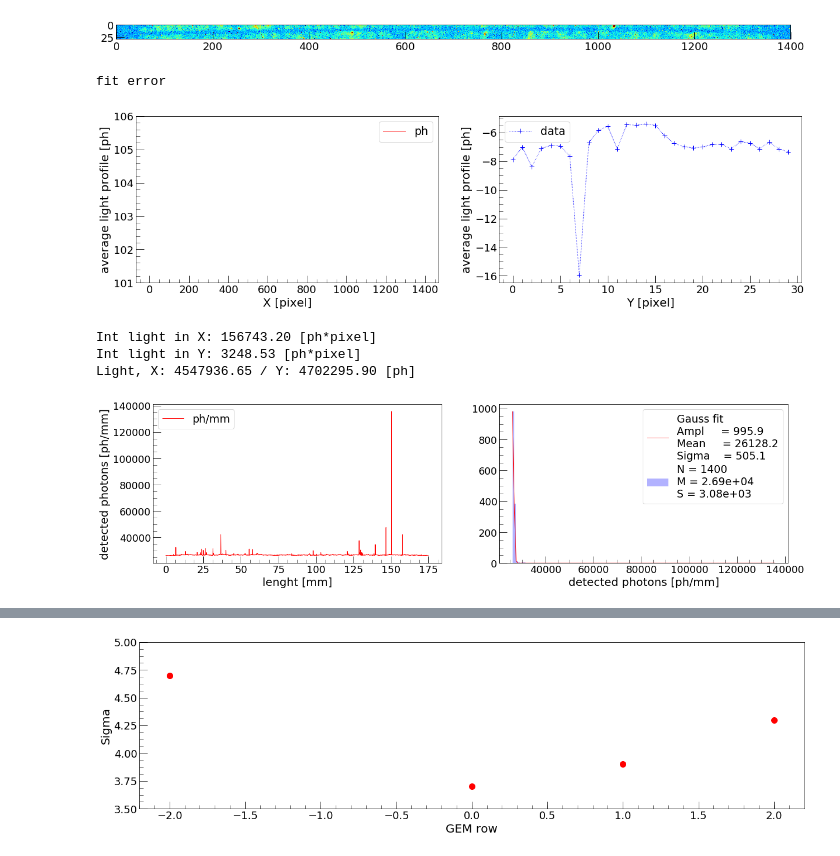
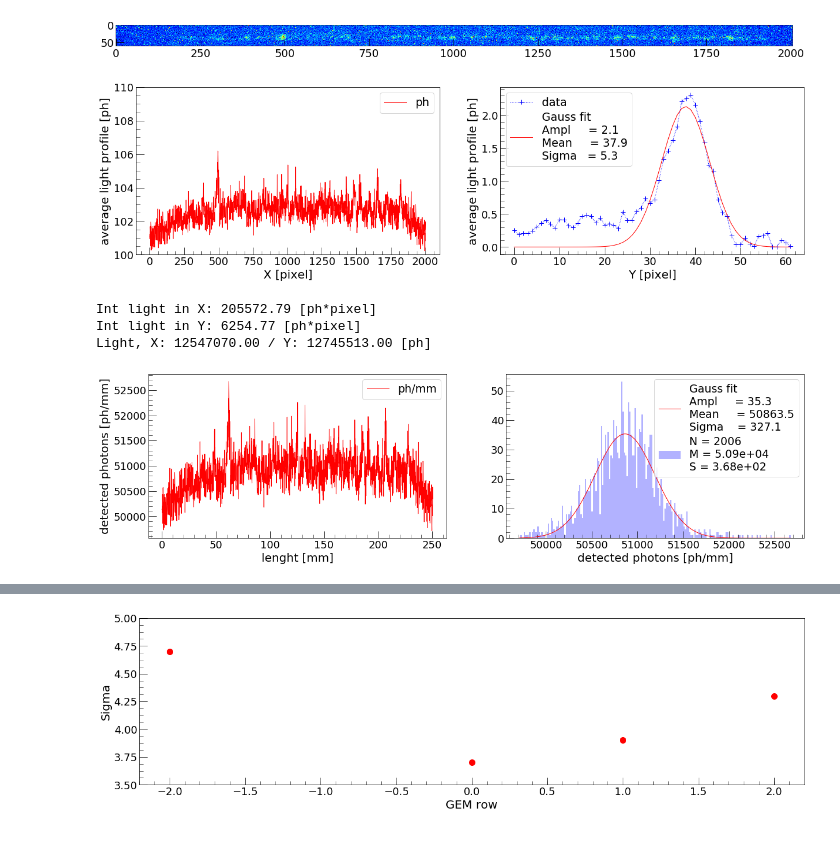
Before and after one commit to gmazzitelli/cygno, a Jupyter notebook: ImageProfiles-Calibration.ipynb, the cells around one changed output, grey strips where cells are left out. Drawn from its saved outputs; the diff is of its cells as text; code cells hidden in the pictures.

```diff
--- a/ImageProfiles-Calibration.ipynb
+++ b/ImageProfiles-Calibration.ipynb
@@ -49,6 +49,6 @@ Sigma mean: 7.00, sigma: 7.50, over th. (50) 102031
 # %%
 ###### avarege NumImage
-NumImage = 10
+NumImage = 1
 max_image=np.size(cy.swift_listdir(cy.file2FullPathCygnus(dataSelection, run, 'H5')))
 print ("# of Image Files: %d" % (max_image))
 for iImg in range(0, NumImage):
@@ -177,0 +187,21 @@ array([78299.85736001,   721.89294338])
+# %%
+import scipy.ndimage
+theta  = np.arctan(m[0])*(180.0/np.pi)
+imgR   = scipy.ndimage.interpolation.rotate(image, theta)
+m_imgR = scipy.ndimage.interpolation.rotate(m_image, theta)
+s_imgR = scipy.ndimage.interpolation.rotate(s_image, theta)
+print ("offsset: %d" % (x_resolution*m[0]))
+print ("offsset: %d" % (1300*m[0]))
+print ("offsset: %d" % (1600*m[0]))
+fig, ax = plt.subplots(1,2)
+ax[0].imshow(imgR, vmin=cimin,vmax=cimax, cmap='jet')
+#[ys+(ye-ys)*m[0]:ye-(ye-ys)*m[0],xs+(xe-xs)*m[0]:xe-(xe-xs)*m[0]]
+#ax[1].imshow(imgR[970:1070,200+int(1300*m[0]):2000+int(1490*m[0])], vmin=cimin,vmax=cimax, cmap='jet')
+ax[1].imshow(imgR[(ys+int((ye-ys)*m[0])):
+                  (ye-int((ye-ys)*m[0])),
+                  (xs-int((xe-xs)*m[0])):
+                  (xe+int((xe-xs)*m[0]))],
+             vmin=cimin,vmax=cimax, cmap='jet')
+print(ys+int((ye-ys)*m[0]),ye-int((ye-ys)*m[0]))
+print(xs-int((xe-xs)*m[0]),xe+int((xe-xs)*m[0]))
+plt.show()
@@ -183,7 +220,11 @@ cy.set_atlas_style('long')
 # 0 - [900:940, 100:2048]
 #-1 - [1170:1210, 100:2048]
 #-2 - [1445:1475, 350:1750]
-imageCutted = image[360:390, 350:1750]
+#imageCutted = image[ys+30:ye-30,xs:xe]
+imageCutted = imgR[abs(ys+int((ye-ys)*m[0]))+20:
+                  abs(ye-int((ye-ys)*m[0]))-20,
+                  abs(xs-int((xe-xs)*m[0])):
+                  abs(xe+int((xe-xs)*m[0]))]
 plt.imshow(imageCutted, vmin=cimin,vmax=cimax, cmap='jet')
 
 plt.show()
@@ -202,15 +243,23 @@ ax[0].plot(xx, Xproj, 'r-', label='ph')
 ax[0].set_ylabel('average light profile [ph]')
 ax[0].set_xlabel('X [pixel]')
 ax[0].minorticks_on()
-ax[0].set_ylim(101,106)
+ax[0].set_ylim(100,110)
 ax[0].legend()
 
+#######
+Ymaen = Yproj.mean() #
+Ymin = Yproj.min() #
+######
 x0 = xy.size/2
 s0 = 5
-a0 = max(Yproj)
-ax[1].plot(xy, 105-Yproj, 'b+:', label='data')
+a0 = max(Yproj-Ymin)
+# a0 = max(Ymaen-Yproj) # NEGATIVE
+
+ax[1].plot(xy, Yproj-Ymin, 'b+:', label='data')
+# ax[1].plot(xy, Ymaen-Yproj, 'b+:', label='data') # NEGATIVE
 try:
-    popt,pcov = curve_fit(my.Gauss3, xy, 105-Yproj, p0=[a0, x0, s0])
+    popt,pcov = curve_fit(my.Gauss3, xy, Yproj-Ymin, p0=[a0, x0, s0])
+    # curve_fit(my.Gauss3, xy, Ymaen-Yproj, p0=[a0, x0, s0]) # NEGATIVE
     ax[1].plot(xy, my.Gauss3(xy, *popt), 'r-',
            label='Gauss fit   \nAmpl     = %.1f\nMean     = %.1f\nSigma   = %.1f' %
            (popt[0], popt[1], popt[2]))
@@ -236,38 +285,37 @@ print("Light, X: %.2f / Y: %.2f [ph]" % (DDY*xx.size, DDX*xy.size))
 eres = Xproj*xy.size/pixelscale
 
 ax[0].plot(xx*pixelscale, eres, 'r-', label='ph/mm')
 ax[0].set_ylabel('detected photons [ph/mm]')
 ax[0].set_xlabel('lenght [mm]')
 ax[0].legend()
 ax[0].minorticks_on()
 bins = int(eres.size/10)
 ax[1].hist(eres, bins=bins, color='blue', alpha=0.3, label='N = %d\nM = %.2e\nS = %.2e' %
        (np.size(eres), np.mean(eres), np.sqrt(np.var(eres))))
 x    = np.linspace(eres.min(), eres.max(), bins)
 y, _ = np.histogram(eres, bins=bins)
 a0 = np.max(y)
 x0 = np.mean(eres)
 s0 = np.sqrt(np.var(eres))
 try:
     popt,pcov = curve_fit(my.Gauss3, x, y, p0=[a0, x0, s0])
     x = np.linspace(eres.min(), eres.max(), bins)
     ax[1].plot(x, my.Gauss3(x, *popt), 'r-',
            label='Gauss fit   \nAmpl     = %.1f\nMean     = %.1f\nSigma    = %.1f' %
            (popt[0], popt[1], popt[2]))
 except:
     print("fit error")
 
 ax[1].set_xlabel('detected photons [ph/mm]')
 ax[1].minorticks_on()
 #ax[1].set_xlim(32000,35000)
 ax[1].legend()
 plt.show()
 # %% [output]
-[figure, old version]
+[figure, new version]
+[figure, new version]
-fit error
+Int light in X: 205572.79 [ph*pixel]
+Int light in Y: 6254.77 [ph*pixel]
+Light, X: 12547070.00 / Y: 12745513.00 [ph]
-[figure, old version]
-Int light in X: 156743.20 [ph*pixel]
-Int light in Y: 3248.53 [ph*pixel]
-Light, X: 4547936.65 / Y: 4702295.90 [ph]
-[figure, old version]
+[figure, new version]
 # %%
```
Also changed, not shown: parts of 11 cells of this notebook, 31 other files.
